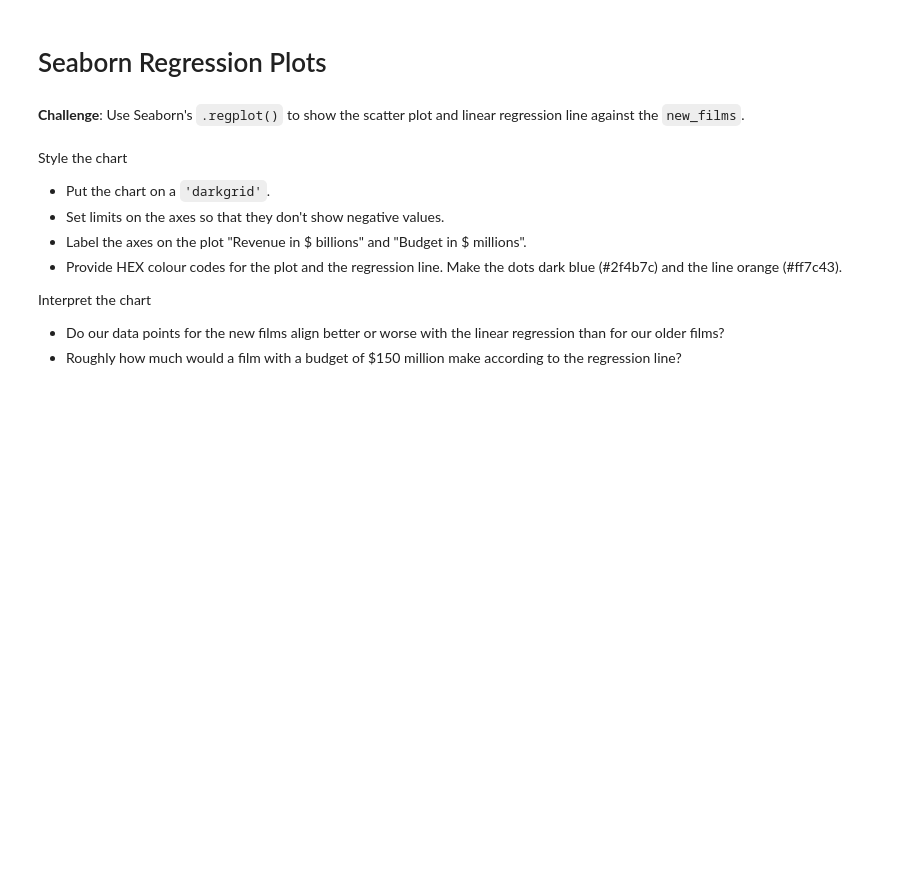
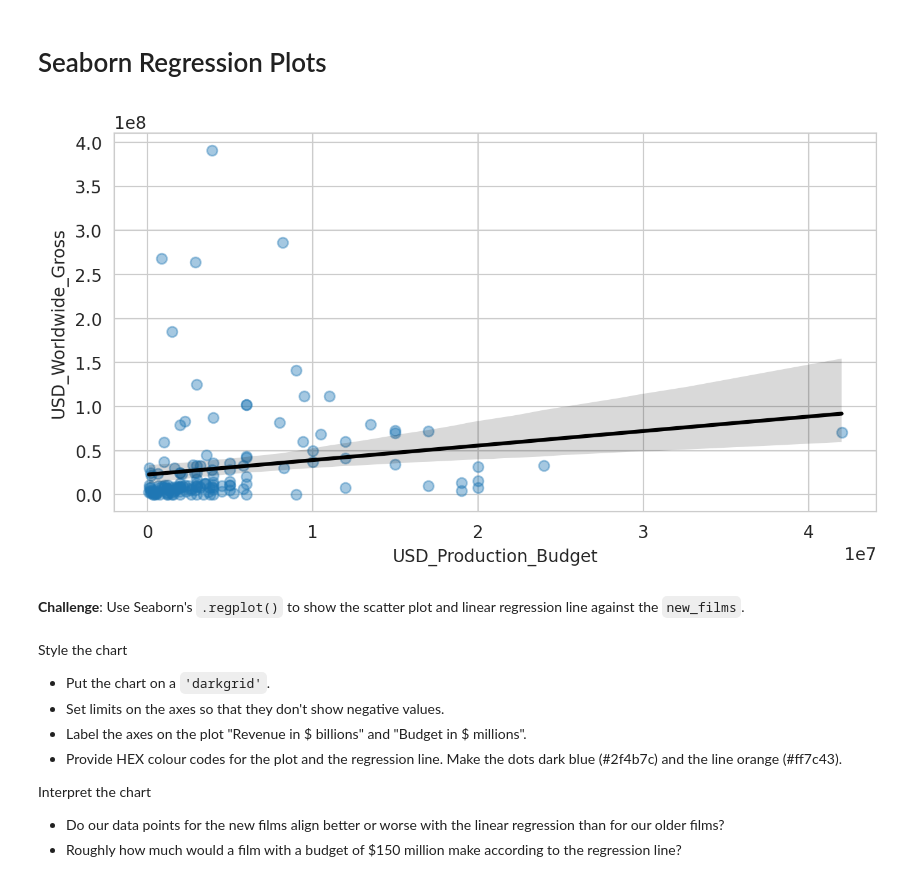
Before and after one commit to noah-clements/100Days-Python-Course, a Jupyter notebook: day77-Seaborn-Linear-Regression/Seaborn_and_Linear_Regression.ipynb, the cells around one changed output. Cells and saved outputs as stored; diff of their text form; code cells hidden in the pictures; blank space fills up the shorter version.

```diff
--- a/day77-Seaborn-Linear-Regression/Seaborn_and_Linear_Regression.ipynb
+++ b/day77-Seaborn-Linear-Regression/Seaborn_and_Linear_Regression.ipynb
@@ -292,3 +361,12 @@ Here's how:
 <img src=https://i.imgur.com/5m06Ach.png width=650>
 3. Use floor division `//` to convert the year data to the decades of the films.
 4. Add the decades as a `Decade` column to the `data_clean` DataFrame.
+# %%
+data_clean['Decade'] = data_clean.Release_Date.dt.year // 10 * 10
+data_clean.sample(10)
+
+# Class example was to do the following - I think the above was simpler and :
+# dt_index = pd.DatetimeIndex(data_clean.Release_Date)
+# years = dt_index.year
+# decades = years//10*10
+# data_clean['Decade'] = decades
@@ -300,3 +390,6 @@ Here's how:
 * `new_films` should include all the films from 1970 onwards
 * How many films were released prior to 1970?
 * What was the most expensive film made prior to 1970?
+# %%
+old_films = data_clean.query('Decade < 1970')
+new_films = data_clean.query('Decade >= 1970')
@@ -303,5 +433,15 @@ Here's how:
 # %% [markdown]
 # Seaborn Regression Plots
+# %%
+plt.figure(figsize=(8,4), dpi=200)
+with sns.axes_style("whitegrid"):
+    sns.regplot(data=old_films,
+                x='USD_Production_Budget',
+                y='USD_Worldwide_Gross',
+                scatter_kws = {'alpha': 0.4},
+                line_kws = {'color': 'black'})
+# %% [output]
+[figure, added]
 # %% [markdown]
 **Challenge**: Use Seaborn's `.regplot()` to show the scatter plot and linear regression line against the `new_films`.
 <br>
```
Also changed, not shown: parts of 15 cells of this notebook, 1 other file.
